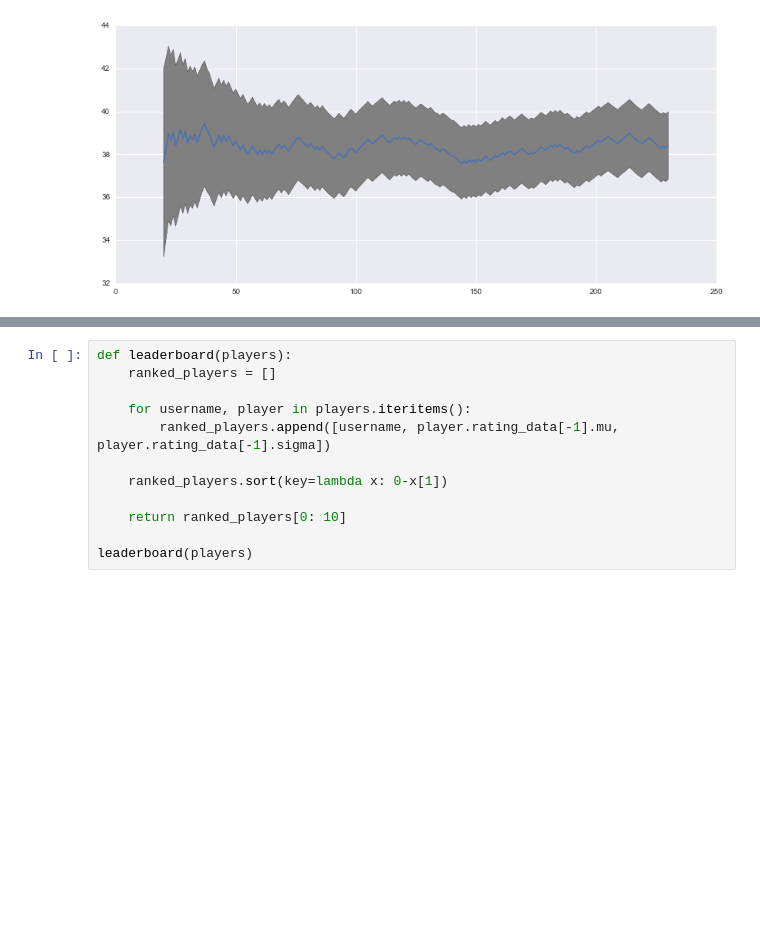
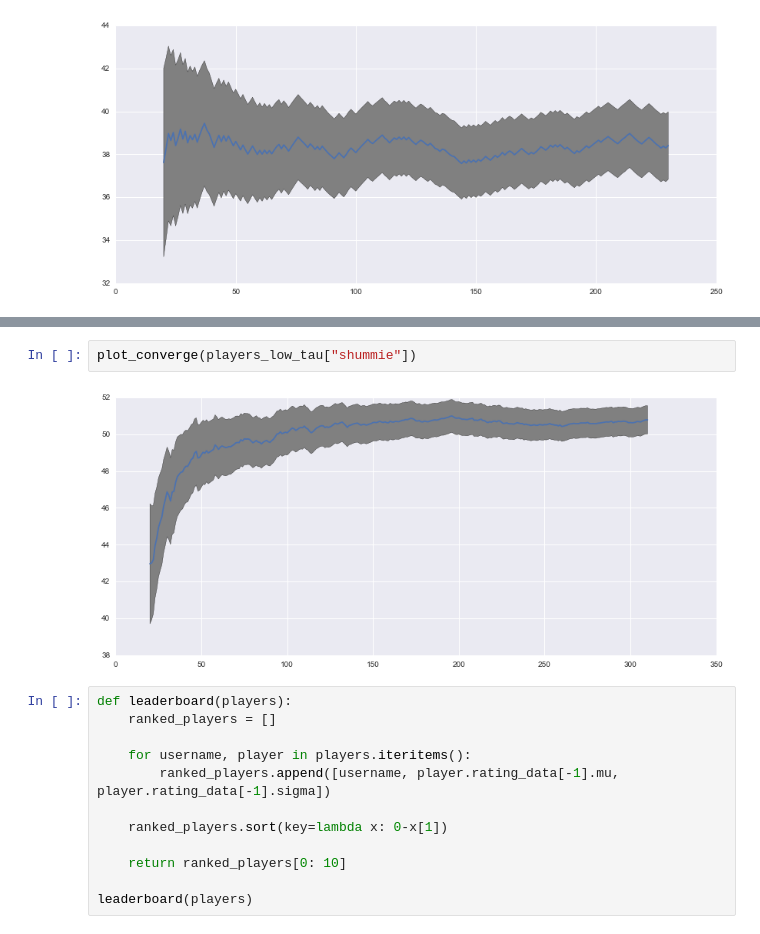
Before and after one commit to DanielVF/Halite-Ranking-Viz, a Jupyter notebook: Trueskill-Seaborn.ipynb, the cells around one changed output, grey strips where cells are left out. Drawn from its saved outputs; the diff is of its cells as text; blank space fills up the shorter version.

```diff
--- a/Trueskill-Seaborn.ipynb
+++ b/Trueskill-Seaborn.ipynb
@@ -139,3 +173,7 @@ plot_converge(players_topbottom["tmseiler"])
+# %%
+plot_converge(players_low_tau["shummie"])
+# %% [output]
+[figure, added]
 # %%
 def leaderboard(players):
     ranked_players = []
```
Also changed, not shown: parts of 6 cells of this notebook.
